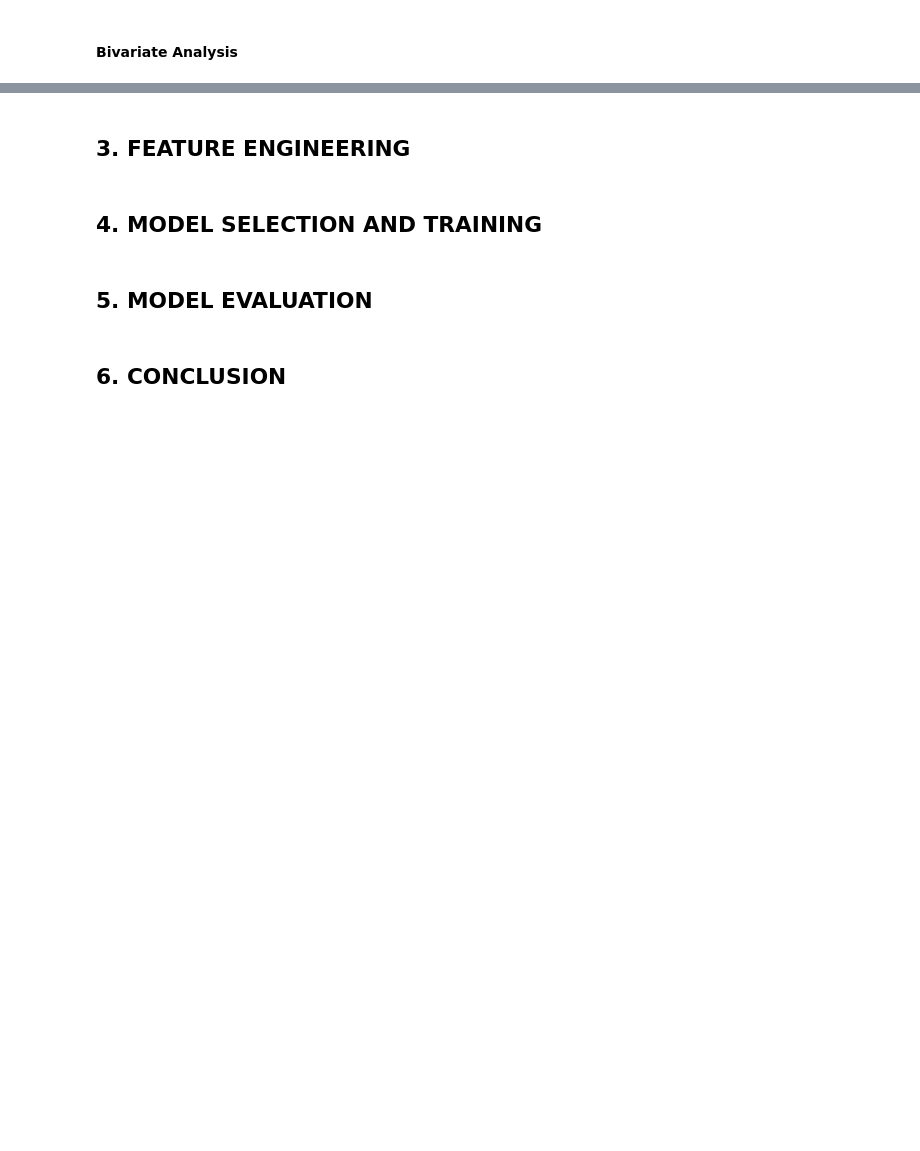
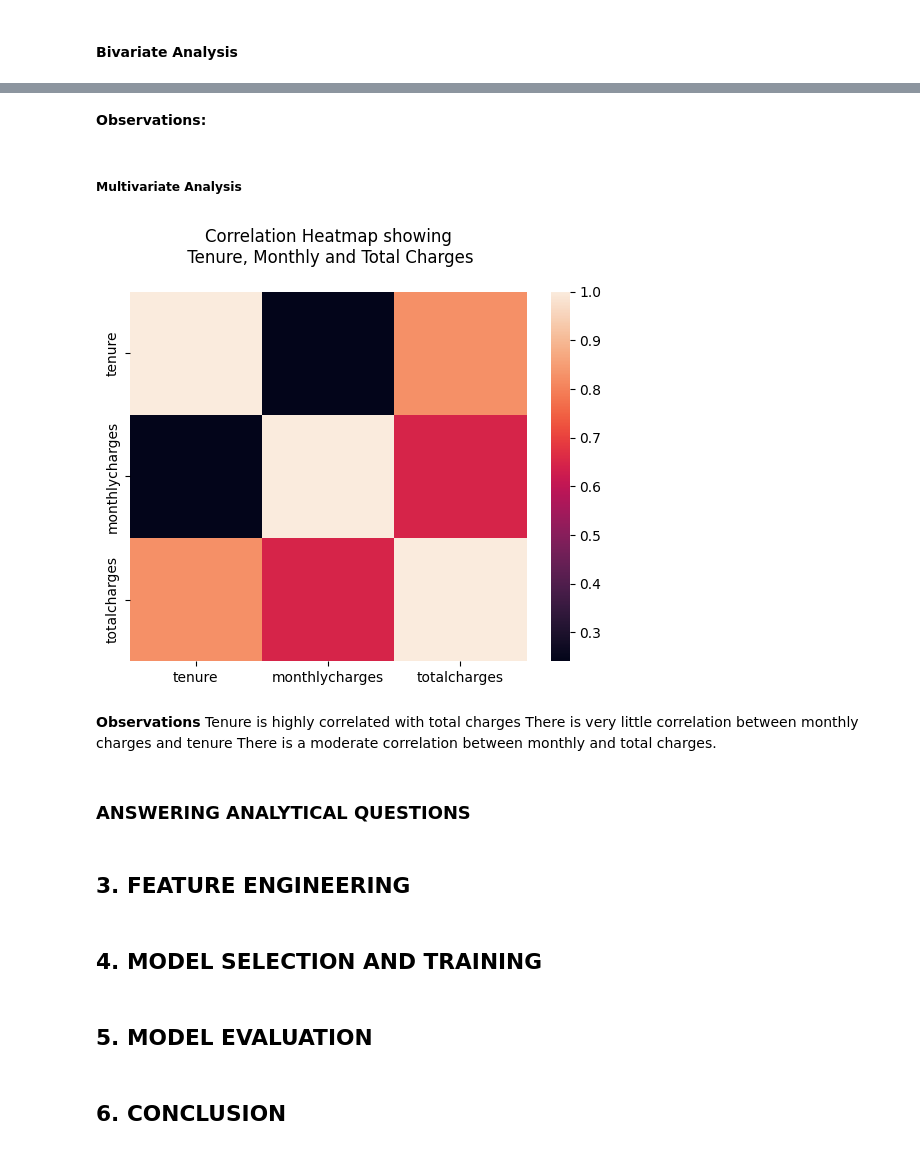
Before and after one commit to Rama-Mwenda/Customer_Churn, a Jupyter notebook: Notebooks/Customer_Churn.ipynb, the cells around one changed output, grey strips where cells are left out. Cells and saved outputs as stored; diff of their text form; code cells hidden in the pictures; blank space fills up the shorter version.

Commit message:
Multivariate Analysis

```diff
--- a/Notebooks/Customer_Churn.ipynb
+++ b/Notebooks/Customer_Churn.ipynb
@@ -668,3 +694,20 @@ The
+# %% [markdown]
+**Observations:**
+# %% [markdown]
+##### Multivariate Analysis
+# %%
+sns.heatmap(data=train[numeric].corr())
+plt.title('Correlation Heatmap showing\n Tenure, Monthly and Total Charges\n')
+plt.show()
+# %% [output]
+[figure, added]
+# %% [markdown]
+**Observations**
+Tenure is highly correlated with total charges
+There is very little correlation between monthly charges and tenure
+There is a moderate correlation between monthly and total charges.
+# %% [markdown]
+### **ANSWERING ANALYTICAL QUESTIONS**
 # %% [markdown]
 ## **3. FEATURE ENGINEERING**
 # %% [markdown]
```
Also changed, not shown: parts of 8 cells of this notebook.
